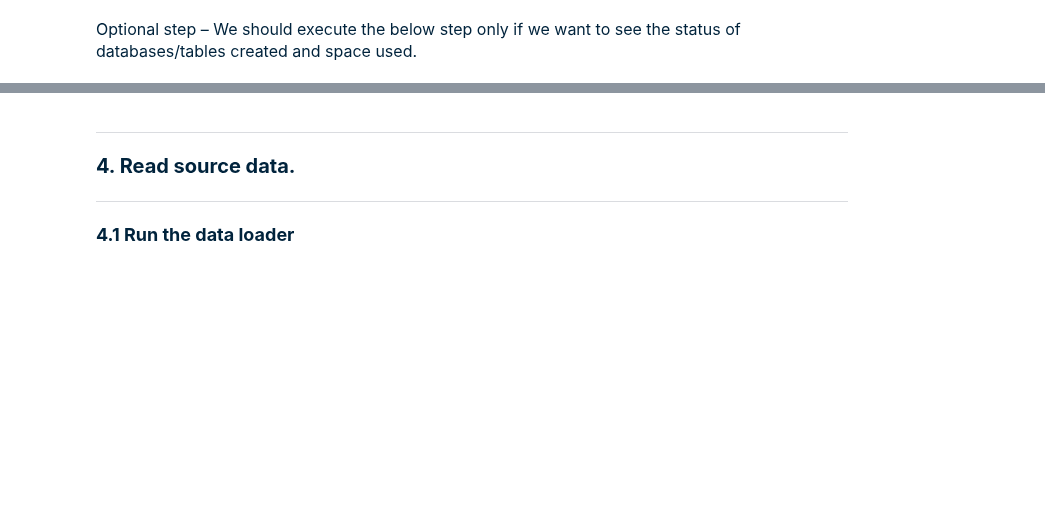
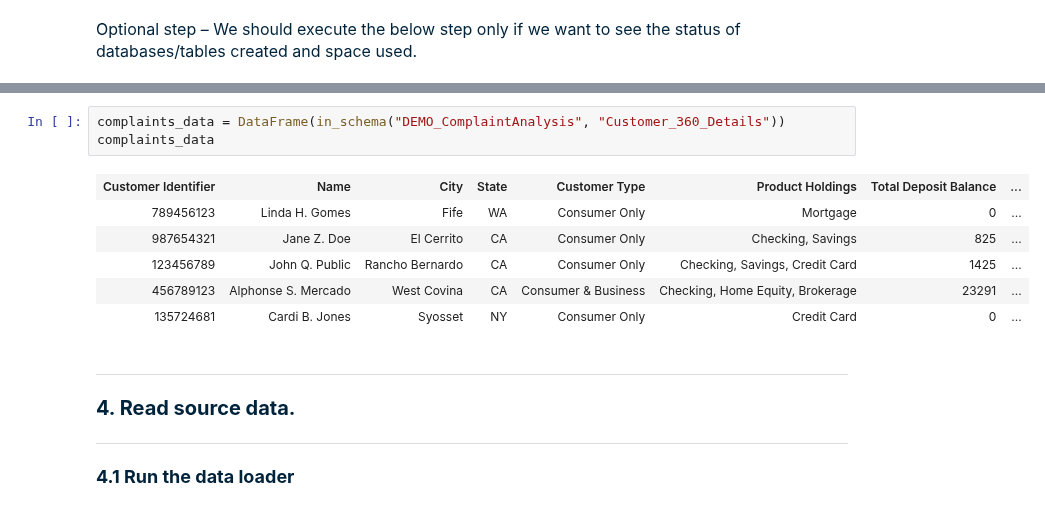
Before and after one commit to Teradata/jupyter-demos, a Jupyter notebook: UseCases/Chat_with_docs_GenAI/Teradata_Enterprise_VectorStore_VectorizingPDFs_GenAI_Python.ipynb, the cells around one changed output, grey strips where cells are left out. Drawn from its saved outputs; the diff is of its cells as text; blank space fills up the shorter version.

```diff
--- a/UseCases/Chat_with_docs_GenAI/Teradata_Enterprise_VectorStore_VectorizingPDFs_GenAI_Python.ipynb
+++ b/UseCases/Chat_with_docs_GenAI/Teradata_Enterprise_VectorStore_VectorizingPDFs_GenAI_Python.ipynb
@@ -207,3 +219,13 @@ else:
+# %%
+complaints_data = DataFrame(in_schema("DEMO_ComplaintAnalysis", "Customer_360_Details"))
+complaints_data
+# %% [output]
+| Customer Identifier | Name | City | State | Customer Type | Product Holdings | Total Deposit Balance | ... |
+| 789456123 | Linda H. Gomes | Fife | WA | Consumer Only | Mortgage | 0 | ... |
+| 987654321 | Jane Z. Doe | El Cerrito | CA | Consumer Only | Checking, Savings | 825 | ... |
+| 123456789 | John Q. Public | Rancho Bernardo | CA | Consumer Only | Checking, Savings, Credit Card | 1425 | ... |
+| 456789123 | Alphonse S. Mercado | West Covina | CA | Consumer & Business | Checking, Home Equity, Brokerage | 23291 | ... |
+| 135724681 | Cardi B. Jones | Syosset | NY | Consumer Only | Credit Card | 0 | ... |
 # %% [markdown]
 <hr style='height:2px;border:none;background-color:#00233C;'>
 <a id='section4'></a>
```
Also changed, not shown: parts of 65 cells of this notebook, 2 other files.
